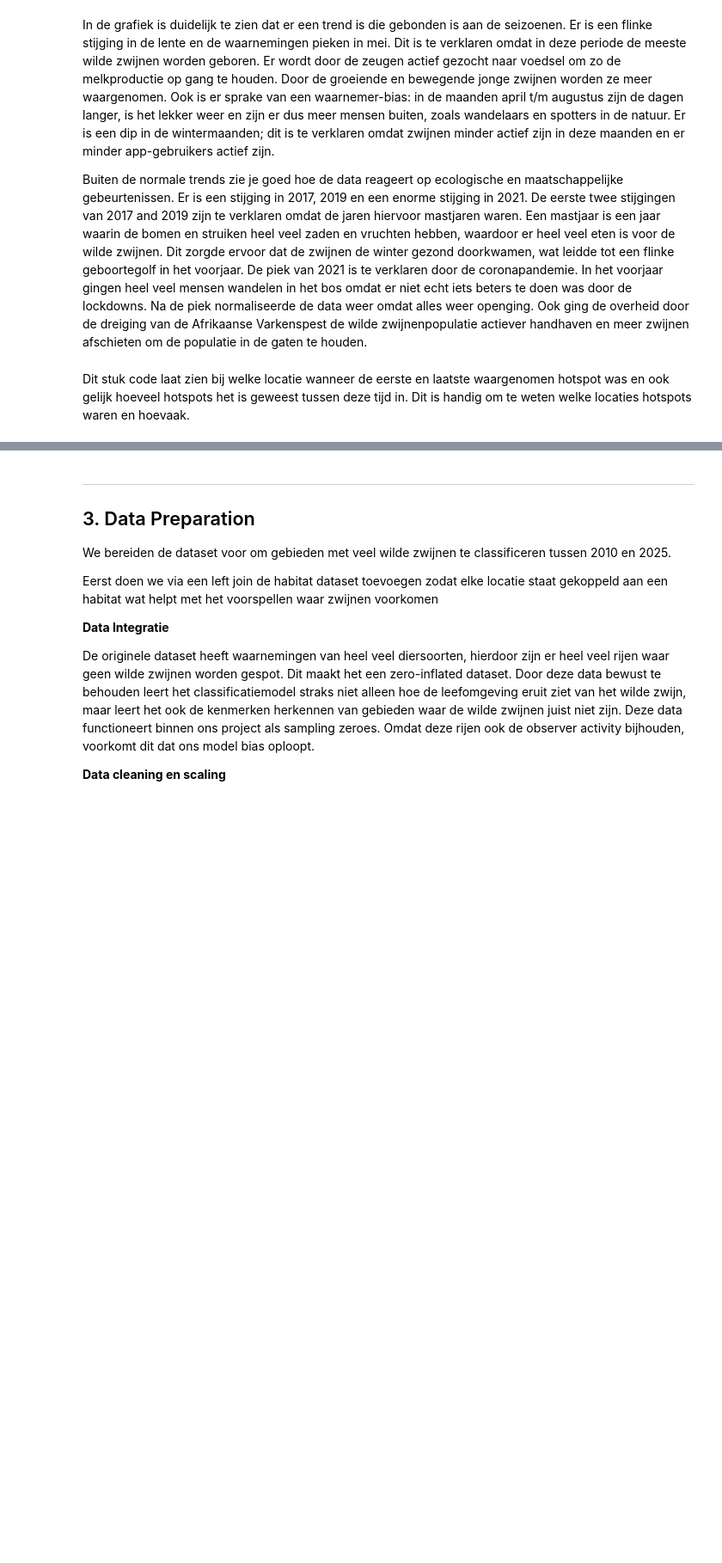
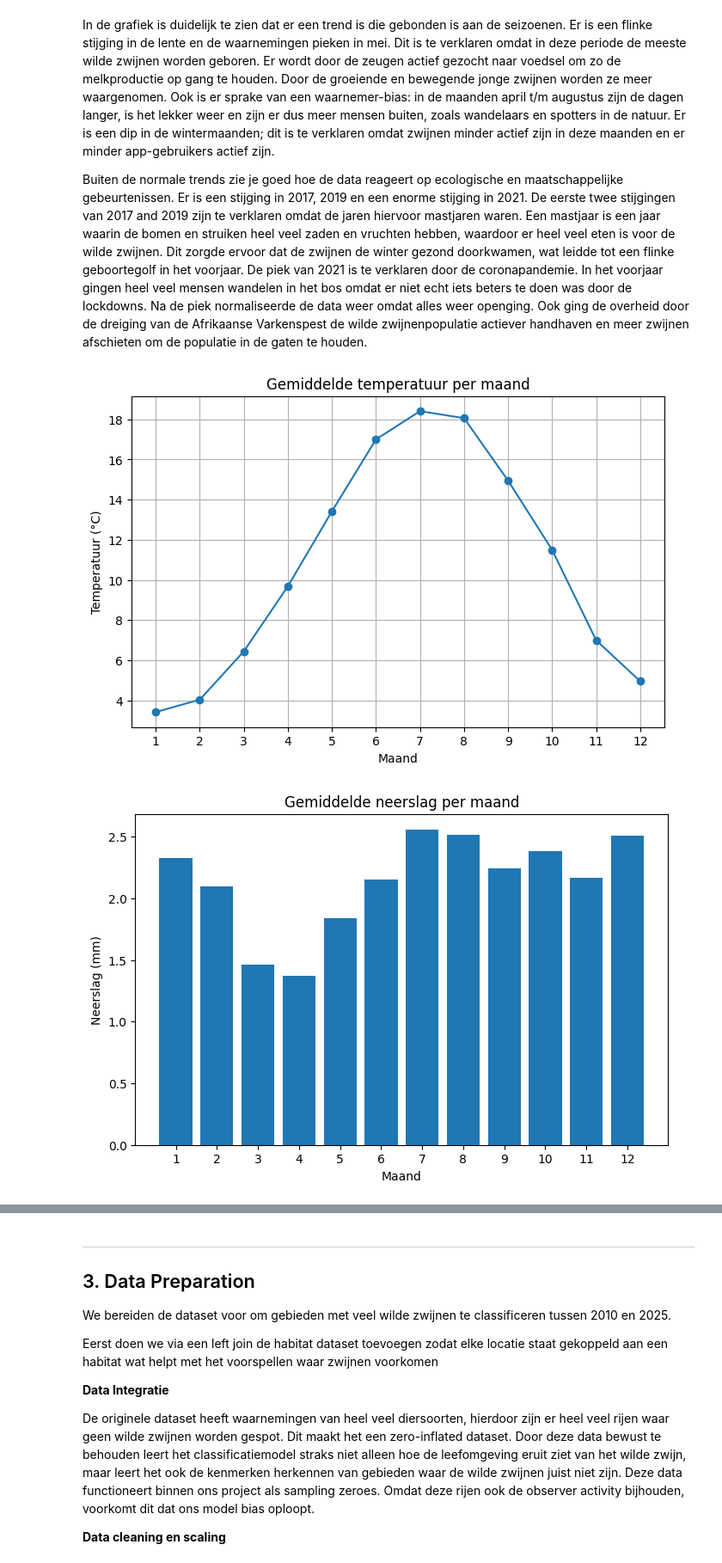
Before and after one commit to Jamie1111/Toeftoeftoeftoef, a Jupyter notebook: assignment_template_it1.ipynb, the cells around one changed output, grey strips where cells are left out. Shown at 86% size. Saved outputs shown, nothing was run; the diff lists cells and outputs as text; code cells hidden in the pictures; blank space fills up the shorter version.

```diff
--- a/assignment_template_it1.ipynb
+++ b/assignment_template_it1.ipynb
@@ -389,5 +504,35 @@ plt.show()
 In de grafiek is duidelijk te zien dat er een trend is die gebonden is aan de seizoenen. Er is een flinke stijging in de lente en de waarnemingen pieken in mei. Dit is te verklaren omdat in deze periode de meeste wilde zwijnen worden geboren. Er wordt door de zeugen actief gezocht naar voedsel om zo de melkproductie op gang te houden. Door de groeiende en bewegende jonge zwijnen worden ze meer waargenomen. Ook is er sprake van een waarnemer-bias: in de maanden april t/m augustus zijn de dagen langer, is het lekker weer en zijn er dus meer mensen buiten, zoals wandelaars en spotters in de natuur. Er is een dip in de wintermaanden; dit is te verklaren omdat zwijnen minder actief zijn in deze maanden en er minder app-gebruikers actief zijn.
 
 Buiten de normale trends zie je goed hoe de data reageert op ecologische en maatschappelijke gebeurtenissen. Er is een stijging in 2017, 2019 en een enorme stijging in 2021. De eerste twee stijgingen van 2017 and 2019 zijn te verklaren omdat de jaren hiervoor mastjaren waren. Een mastjaar is een jaar waarin de bomen en struiken heel veel zaden en vruchten hebben, waardoor er heel veel eten is voor de wilde zwijnen. Dit zorgde ervoor dat de zwijnen de winter gezond doorkwamen, wat leidde tot een flinke geboortegolf in het voorjaar. De piek van 2021 is te verklaren door de coronapandemie. In het voorjaar gingen heel veel mensen wandelen in het bos omdat er niet echt iets beters te doen was door de lockdowns. Na de piek normaliseerde de data weer omdat alles weer openging. Ook ging de overheid door de dreiging van de Afrikaanse Varkenspest de wilde zwijnenpopulatie actiever handhaven en meer zwijnen afschieten om de populatie in de gaten te houden.
-# %% [markdown]
-Dit stuk code laat zien bij welke locatie wanneer de eerste en laatste waargenomen hotspot was en ook gelijk hoeveel hotspots het is geweest tussen deze tijd in. Dit is handig om te weten welke locaties hotspots waren en hoevaak.
+# %%
+import matplotlib.pyplot as plt
+
+df_model = pd.read_csv('Data/Sus_scrofa_model.csv')
+
+#gemiddelde temperatuur per maand (°C)
+
+temp_per_maand = df_model.groupby("month")["TG"].mean() / 10
+
+plt.figure(figsize=(8, 5))
+plt.plot(temp_per_maand.index, temp_per_maand.values, marker="o")
+plt.title("Gemiddelde temperatuur per maand")
+plt.xlabel("Maand")
+plt.ylabel("Temperatuur (°C)")
+plt.xticks(range(1, 13))
+plt.grid(True)
+plt.show()
+
+#gemiddelde neerslag per maand (mm)
+
+neerslag_per_maand = df_model.groupby("month")["RH"].mean() / 10
+
+plt.figure(figsize=(8, 5))
+plt.bar(neerslag_per_maand.index, neerslag_per_maand.values)
+plt.title("Gemiddelde neerslag per maand")
+plt.xlabel("Maand")
+plt.ylabel("Neerslag (mm)")
+plt.xticks(range(1, 13))
+plt.show()
+# %% [output]
+[figure, added]
+[figure, added]
```
Also changed, not shown: parts of 22 cells of this notebook, 2 other files.
